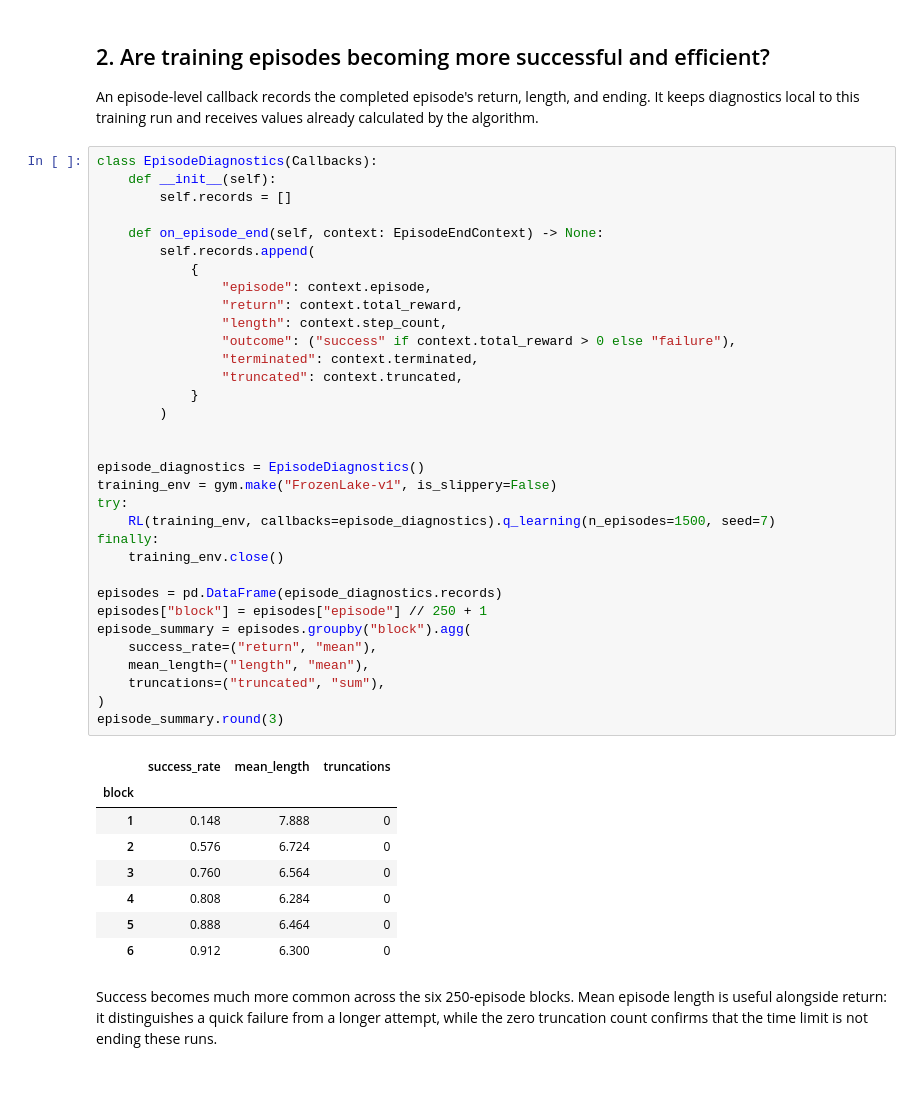
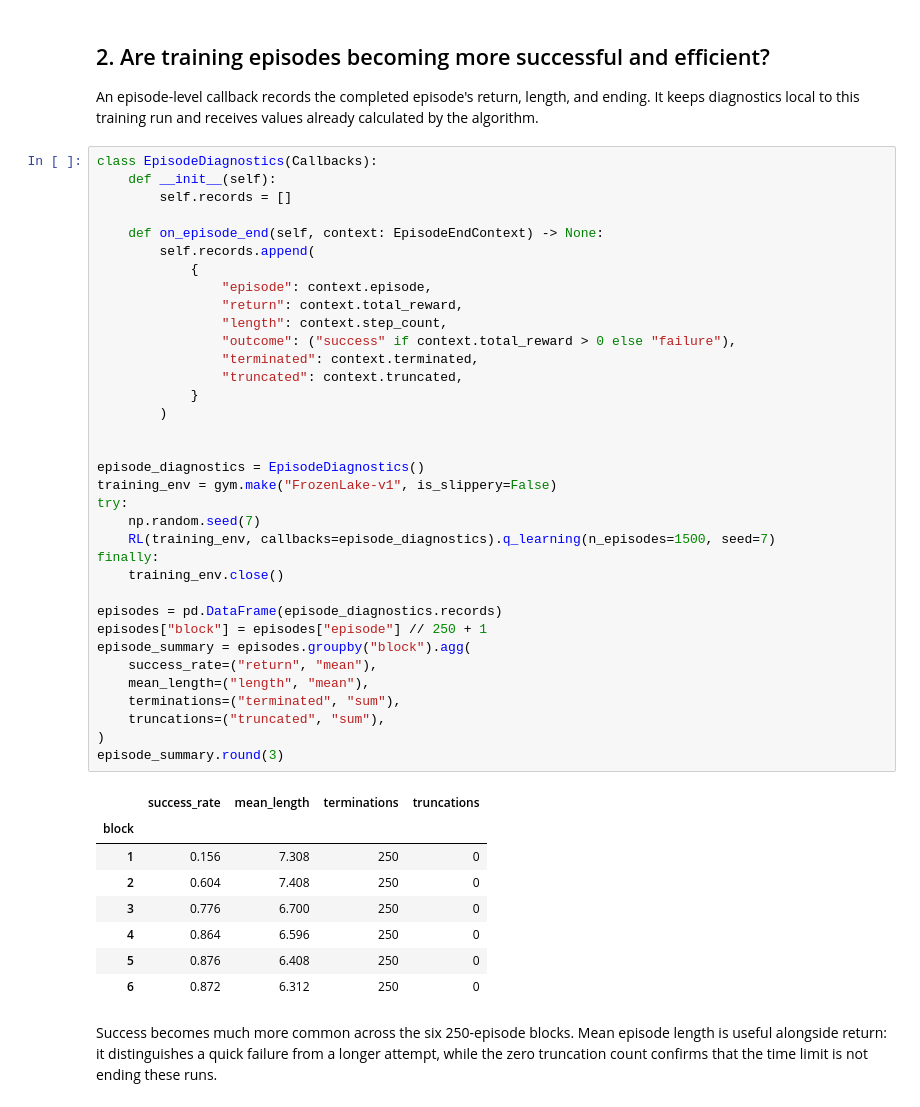
Before and after one commit to jlm429/bettermdptools, a Jupyter notebook: examples/callbacks.ipynb, the cells around one changed output. Saved outputs shown, nothing was run; the diff lists cells and outputs as text.

Commit message:
no-mistakes(review): Seed callback runs and report terminations

```diff
--- a/examples/callbacks.ipynb
+++ b/examples/callbacks.ipynb
@@ -59,41 +59,43 @@ class EpisodeDiagnostics(Callbacks):
 
     def on_episode_end(self, context: EpisodeEndContext) -> None:
         self.records.append(
             {
                 "episode": context.episode,
                 "return": context.total_reward,
                 "length": context.step_count,
                 "outcome": ("success" if context.total_reward > 0 else "failure"),
                 "terminated": context.terminated,
                 "truncated": context.truncated,
             }
         )
 
 
 episode_diagnostics = EpisodeDiagnostics()
 training_env = gym.make("FrozenLake-v1", is_slippery=False)
 try:
+    np.random.seed(7)
     RL(training_env, callbacks=episode_diagnostics).q_learning(n_episodes=1500, seed=7)
 finally:
     training_env.close()
 
 episodes = pd.DataFrame(episode_diagnostics.records)
 episodes["block"] = episodes["episode"] // 250 + 1
 episode_summary = episodes.groupby("block").agg(
     success_rate=("return", "mean"),
     mean_length=("length", "mean"),
+    terminations=("terminated", "sum"),
     truncations=("truncated", "sum"),
 )
 episode_summary.round(3)
 # %% [output]
-|  | success_rate | mean_length | truncations |
-| block |  |  |  |
-| 1 | 0.148 | 7.888 | 0 |
-| 2 | 0.576 | 6.724 | 0 |
-| 3 | 0.760 | 6.564 | 0 |
-| 4 | 0.808 | 6.284 | 0 |
-| 5 | 0.888 | 6.464 | 0 |
-| 6 | 0.912 | 6.300 | 0 |
+|  | success_rate | mean_length | terminations | truncations |
+| block |  |  |  |  |
+| 1 | 0.156 | 7.308 | 250 | 0 |
+| 2 | 0.604 | 7.408 | 250 | 0 |
+| 3 | 0.776 | 6.700 | 250 | 0 |
+| 4 | 0.864 | 6.596 | 250 | 0 |
+| 5 | 0.876 | 6.408 | 250 | 0 |
+| 6 | 0.872 | 6.312 | 250 | 0 |
 # %% [markdown]
 Success becomes much more common across the six 250-episode blocks. Mean episode length is useful alongside return: it distinguishes a quick failure from a longer attempt, while the zero truncation count confirms that the time limit is not ending these runs.
 # %% [markdown]
```
Also changed, not shown: parts of 2 cells of this notebook.
